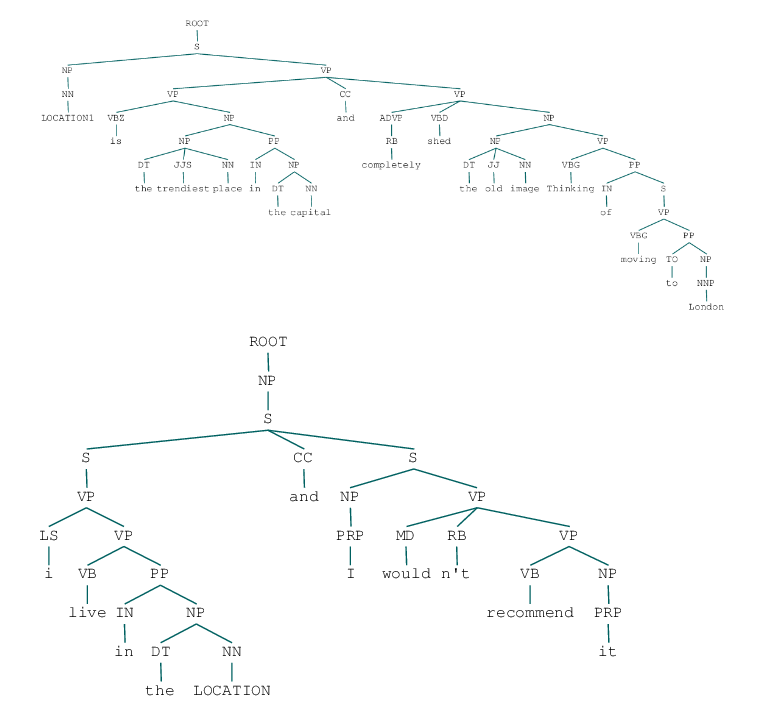
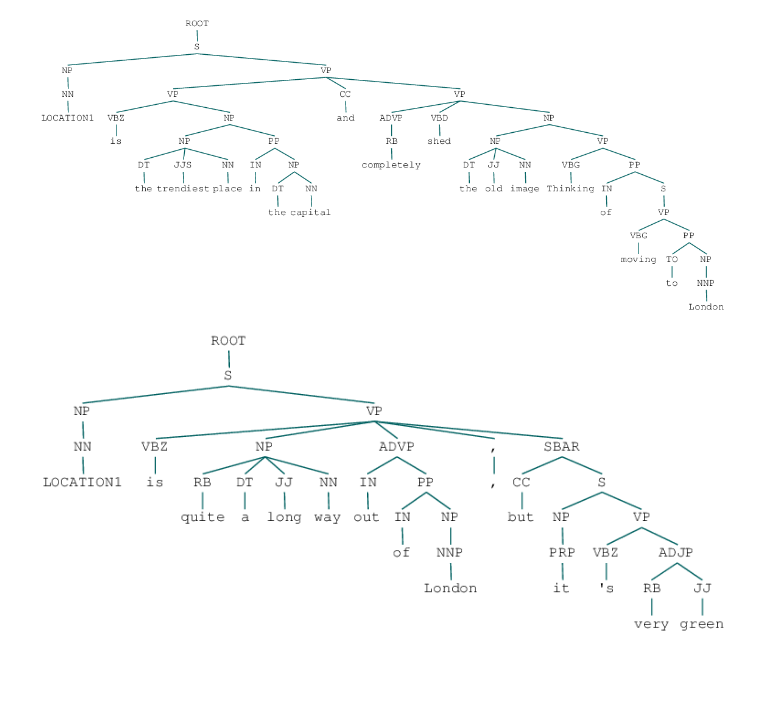
Before and after one commit to uclnlp/jack, a Jupyter notebook: gen_data.ipynb, the cells around one changed output. Drawn from its saved outputs; the diff is of its cells as text; code cells hidden in the pictures; blank space fills up the shorter version.

```diff
--- a/gen_data.ipynb
+++ b/gen_data.ipynb
@@ -72,10 +72,10 @@ grammar['I'][0]
 # %% [output]
 [figure]
 # %%
-y = nlp.annotate("i live in the LOCATION and I wouldn't recommend it", properties={
+y = nlp.annotate("LOCATION1 is quite a long way out of London , but it's very green", properties={
   'annotators': 'tokenize,ssplit,pos,parse',
   'outputFormat': 'json'
   })
 Tree.fromstring(y['sentences'][0]['parse']).freeze()
 # %% [output]
-[figure, old version]
+[figure, new version]
```
Also changed, not shown: 1 other file.
